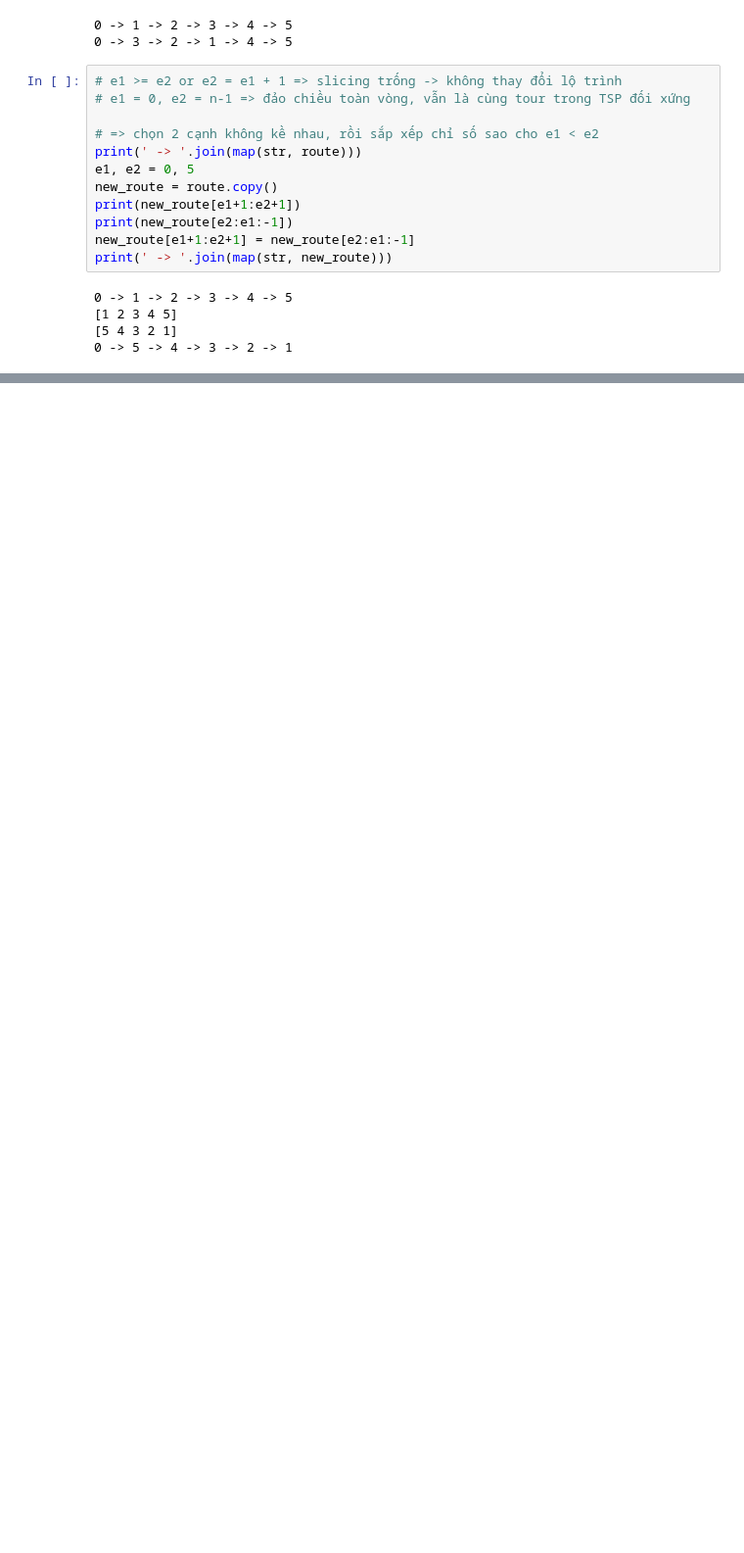
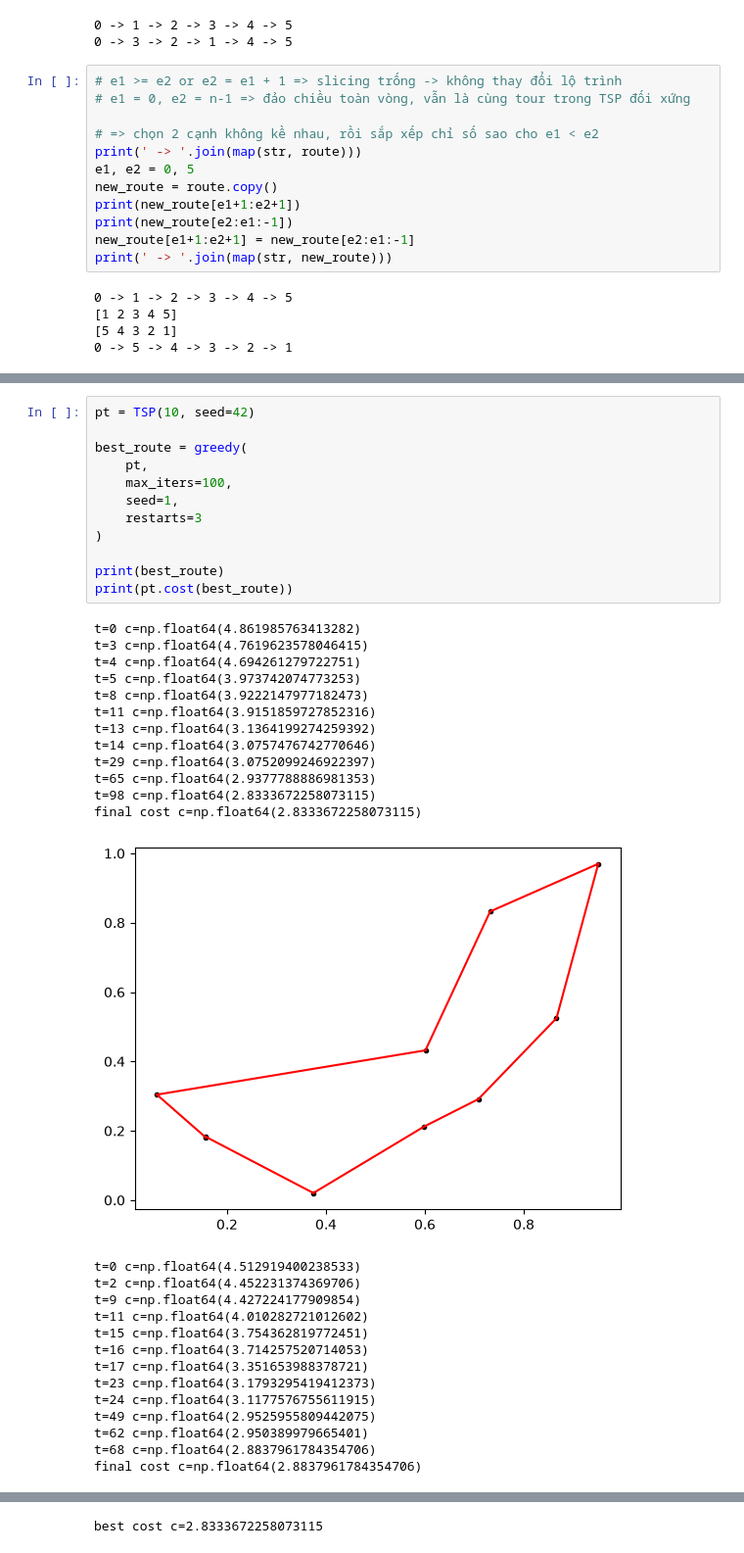
Before and after one commit to kienonline19/Optimization, a Jupyter notebook: Code/greedy_problems.ipynb, the cells around one changed output, grey strips where cells are left out. Shown at 98% size. Saved outputs shown, nothing was run; the diff lists cells and outputs as text; blank space fills up the shorter version.

```diff
--- a/Code/greedy_problems.ipynb
+++ b/Code/greedy_problems.ipynb
@@ -253,0 +463,39 @@ print(' -> '.join(map(str, new_route)))
+# %%
+pt = TSP(10, seed=42)
+
+best_route = greedy(
+    pt,
+    max_iters=100,
+    seed=1,
+    restarts=3
+)
+
+print(best_route)
+print(pt.cost(best_route))
+# %% [output]
+t=0 c=np.float64(4.861985763413282)
+t=3 c=np.float64(4.7619623578046415)
+t=4 c=np.float64(4.694261279722751)
+t=5 c=np.float64(3.973742074773253)
+t=8 c=np.float64(3.9222147977182473)
+t=11 c=np.float64(3.9151859727852316)
+t=13 c=np.float64(3.1364199274259392)
+t=14 c=np.float64(3.0757476742770646)
+t=29 c=np.float64(3.0752099246922397)
+t=65 c=np.float64(2.9377788886981353)
+t=98 c=np.float64(2.8333672258073115)
+final cost c=np.float64(2.8333672258073115)
+[figure, added]
+t=0 c=np.float64(4.512919400238533)
+t=2 c=np.float64(4.452231374369706)
+t=9 c=np.float64(4.427224177909854)
+t=11 c=np.float64(4.010282721012602)
+t=15 c=np.float64(3.754362819772451)
+t=16 c=np.float64(3.714257520714053)
+t=17 c=np.float64(3.351653988378721)
+t=23 c=np.float64(3.1793295419412373)
+t=24 c=np.float64(3.1177576755611915)
+t=49 c=np.float64(2.9525955809442075)
+t=62 c=np.float64(2.950389979665401)
+t=68 c=np.float64(2.8837961784354706)
+final cost c=np.float64(2.8837961784354706)
@@ -253,0 +511 @@ print(' -> '.join(map(str, new_route)))
+best cost c=2.8333672258073115
```
Also changed, not shown: parts of 14 cells of this notebook.
